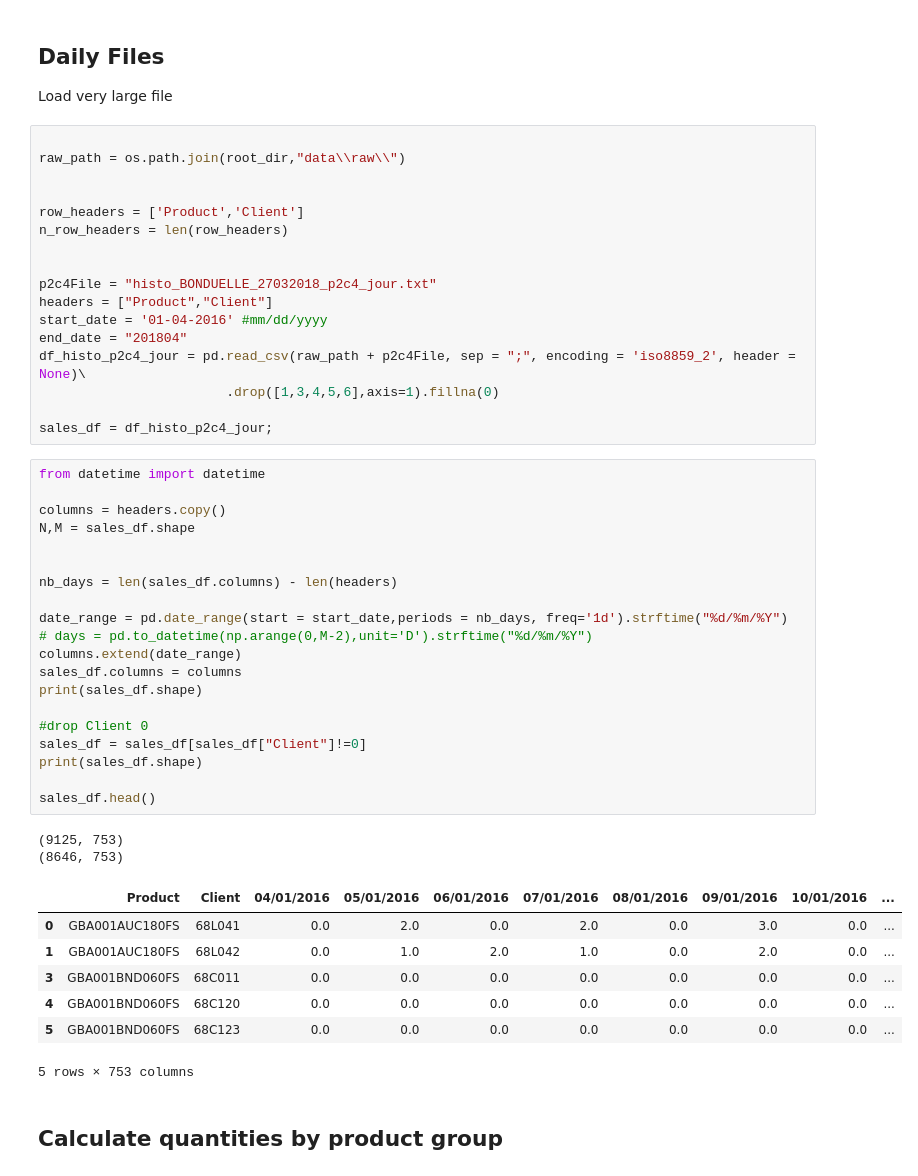
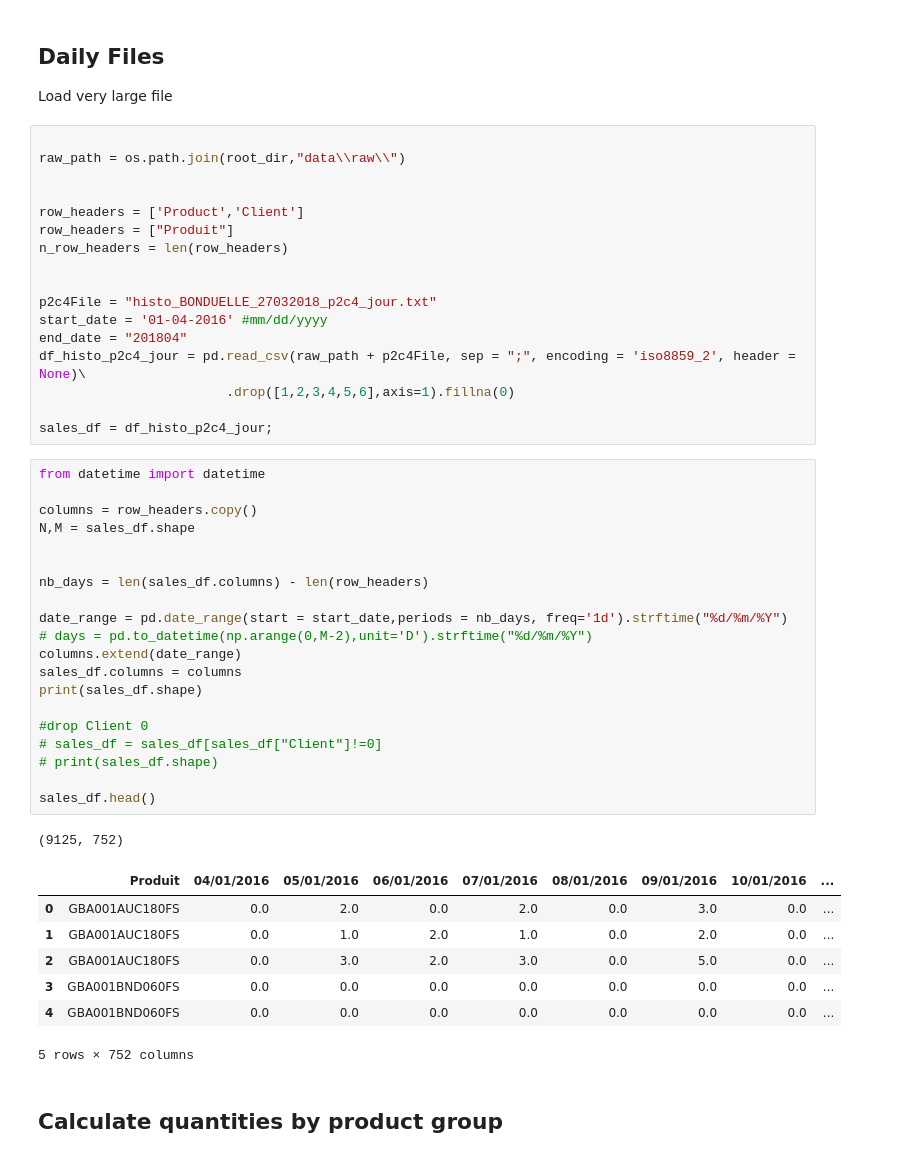
Before and after one commit to imad24/pc_clustering, a Jupyter notebook: notebooks/p2c4/0.1-imad-data-import.ipynb, the cells around one changed output. Cells and saved outputs as stored; diff of their text form.

```diff
--- a/notebooks/p2c4/0.1-imad-data-import.ipynb
+++ b/notebooks/p2c4/0.1-imad-data-import.ipynb
@@ -64,47 +64,46 @@ raw_path = os.path.join(root_dir,"data\\raw\\")
 
 
 row_headers = ['Product','Client']
+row_headers = ["Produit"]
 n_row_headers = len(row_headers)
 
 
 p2c4File = "histo_BONDUELLE_27032018_p2c4_jour.txt"
-headers = ["Product","Client"]
 start_date = '01-04-2016' #mm/dd/yyyy
 end_date = "201804"
 df_histo_p2c4_jour = pd.read_csv(raw_path + p2c4File, sep = ";", encoding = 'iso8859_2', header = None)\
-                        .drop([1,3,4,5,6],axis=1).fillna(0)
+                        .drop([1,2,3,4,5,6],axis=1).fillna(0)
 
 sales_df = df_histo_p2c4_jour;
 # %%
 from datetime import datetime
 
-columns = headers.copy()
+columns = row_headers.copy()
 N,M = sales_df.shape
 
 
-nb_days = len(sales_df.columns) - len(headers)
+nb_days = len(sales_df.columns) - len(row_headers)
 
 date_range = pd.date_range(start = start_date,periods = nb_days, freq='1d').strftime("%d/%m/%Y")
 # days = pd.to_datetime(np.arange(0,M-2),unit='D').strftime("%d/%m/%Y")
 columns.extend(date_range)
 sales_df.columns = columns
 print(sales_df.shape)
 
 #drop Client 0
-sales_df = sales_df[sales_df["Client"]!=0]
-print(sales_df.shape)
+# sales_df = sales_df[sales_df["Client"]!=0]
+# print(sales_df.shape)
 
 sales_df.head()
 # %% [output]
-(9125, 753)
-(8646, 753)
+(9125, 752)
-|  | Product | Client | 04/01/2016 | 05/01/2016 | 06/01/2016 | 07/01/2016 | 08/01/2016 | 09/01/2016 | 10/01/2016 | ... |
-| 0 | GBA001AUC180FS | 68L041 | 0.0 | 2.0 | 0.0 | 2.0 | 0.0 | 3.0 | 0.0 | ... |
-| 1 | GBA001AUC180FS | 68L042 | 0.0 | 1.0 | 2.0 | 1.0 | 0.0 | 2.0 | 0.0 | ... |
-| 3 | GBA001BND060FS | 68C011 | 0.0 | 0.0 | 0.0 | 0.0 | 0.0 | 0.0 | 0.0 | ... |
-| 4 | GBA001BND060FS | 68C120 | 0.0 | 0.0 | 0.0 | 0.0 | 0.0 | 0.0 | 0.0 | ... |
-| 5 | GBA001BND060FS | 68C123 | 0.0 | 0.0 | 0.0 | 0.0 | 0.0 | 0.0 | 0.0 | ... |
+|  | Produit | 04/01/2016 | 05/01/2016 | 06/01/2016 | 07/01/2016 | 08/01/2016 | 09/01/2016 | 10/01/2016 | ... |
+| 0 | GBA001AUC180FS | 0.0 | 2.0 | 0.0 | 2.0 | 0.0 | 3.0 | 0.0 | ... |
+| 1 | GBA001AUC180FS | 0.0 | 1.0 | 2.0 | 1.0 | 0.0 | 2.0 | 0.0 | ... |
+| 2 | GBA001AUC180FS | 0.0 | 3.0 | 2.0 | 3.0 | 0.0 | 5.0 | 0.0 | ... |
+| 3 | GBA001BND060FS | 0.0 | 0.0 | 0.0 | 0.0 | 0.0 | 0.0 | 0.0 | ... |
+| 4 | GBA001BND060FS | 0.0 | 0.0 | 0.0 | 0.0 | 0.0 | 0.0 | 0.0 | ... |
-5 rows × 753 columns
+5 rows × 752 columns
 # %% [markdown]
 ## Calculate quantities by product group
 # %%
```
Also changed, not shown: parts of 2 cells of this notebook, 44 other files.
